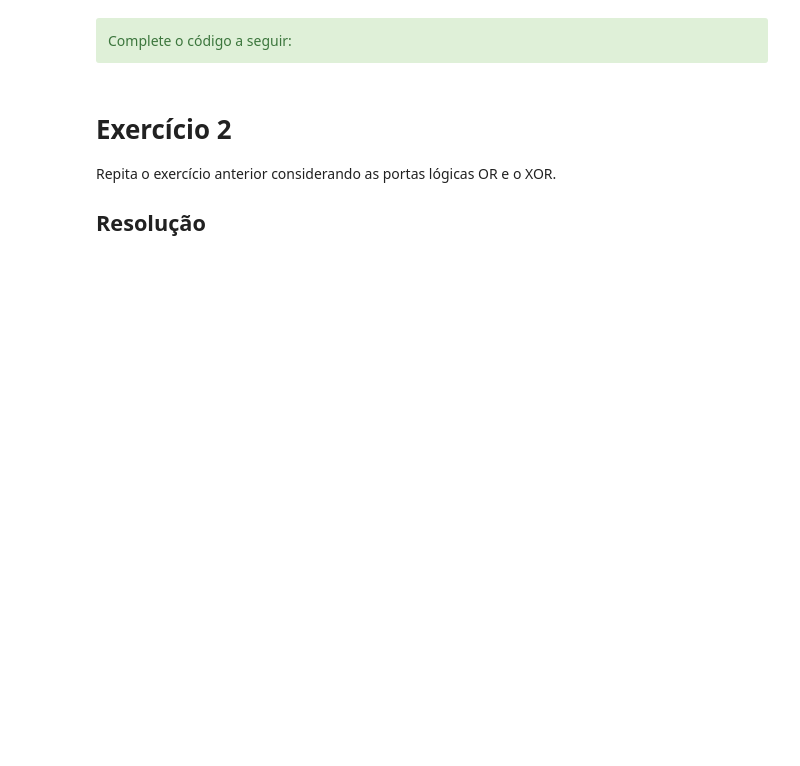
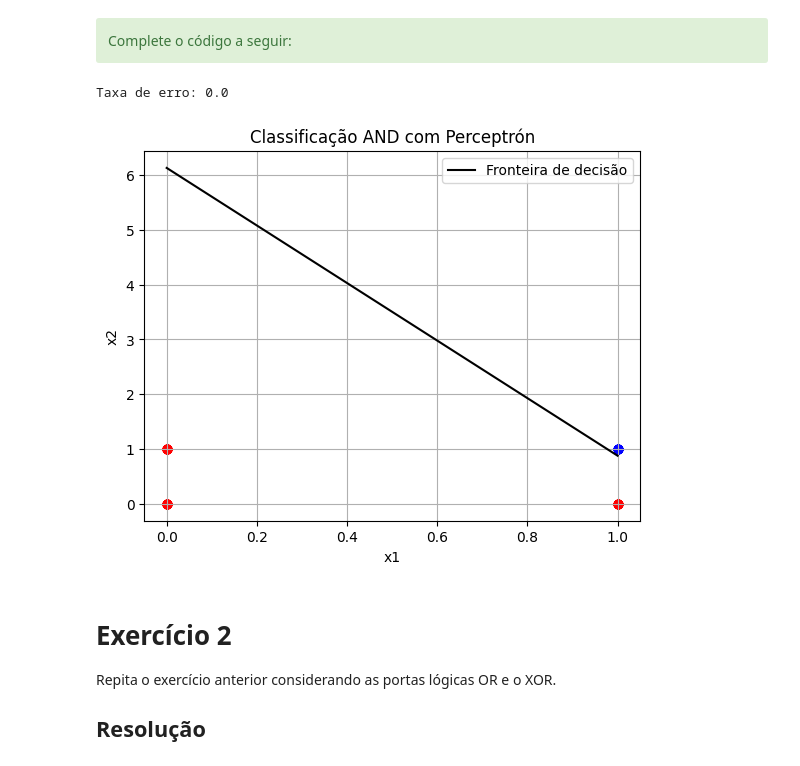
Before and after one commit to Gibonn24/Fundamentos-de-sistemas-Electr-nicos, a Jupyter notebook: ex_aula_3/ex_aula_3.ipynb, the cells around one changed output. Drawn from its saved outputs; the diff is of its cells as text; code cells hidden in the pictures; blank space fills up the shorter version.

```diff
--- a/ex_aula_3/ex_aula_3.ipynb
+++ b/ex_aula_3/ex_aula_3.ipynb
@@ -112,3 +153,62 @@ Complete o código a seguir:
+# %%
+# Gere os dados de teste, calcule a taxa de erro e gere a reta de separação das
+# regiões, mostrando em um mesmo gráfico a reta e os dados de teste classificados.
+# Comente o resultado, explicando se é possível utilizar o neurônio de Rosenblatt
+# para implementar esta função lógica.
+import numpy as np
+import matplotlib.pyplot as plt
+
+#Generar datos de test
+Nt_test = 100
+x_test = np.round(np.random.uniform(0, 1, (Nt_test, 2)))
+
+d_test = np.logical_and(x_test[:, 0], x_test[:, 1]).astype(int)
+
+#Agregar bias
+x_test_b = np.hstack((np.ones((Nt_test, 1)), x_test))
+
+#Usar pesos finales
+Wfinal = W[-1, :]
+
+# Predicción
+u = x_test_b @ Wfinal
+y_pred = np.heaviside(u, 0)
+
+#Error
+error = np.mean(y_pred != d_test)
+print("Taxa de erro:", error)
+
+# Gráfico
+plt.figure()
+
+# Separar clases
+for i in range(Nt_test):
+    if y_pred[i] == 0:
+        plt.scatter(x_test[i, 0], x_test[i, 1], color='red')
+    else:
+        plt.scatter(x_test[i, 0], x_test[i, 1], color='blue')
+
+# Reta de separação
+# Wfinal = [w0, w1, w2]
+w0, w1, w2 = Wfinal
+
+x_vals = np.linspace(0, 1, 100)
+
+# Evitar división por cero
+if w2 != 0:
+    y_vals = -(w0 + w1 * x_vals) / w2
+    plt.plot(x_vals, y_vals, 'k-', label="Fronteira de decisão")
+
+plt.xlabel("x1")
+plt.ylabel("x2")
+plt.title("Classificação AND com Perceptrón")
+plt.legend()
+plt.grid(True)
+
+plt.show()
+# %% [output]
+Taxa de erro: 0.0
+[figure, added]
 # %% [markdown]
 # Exercício 2
 
```
Also changed, not shown: parts of 9 cells of this notebook.
